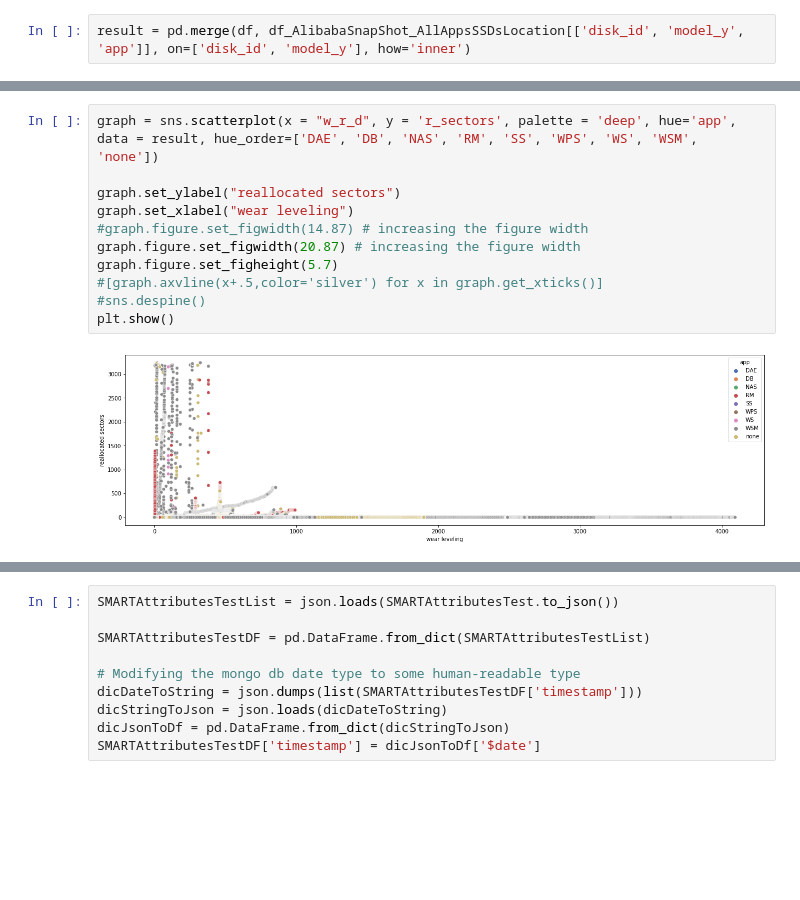
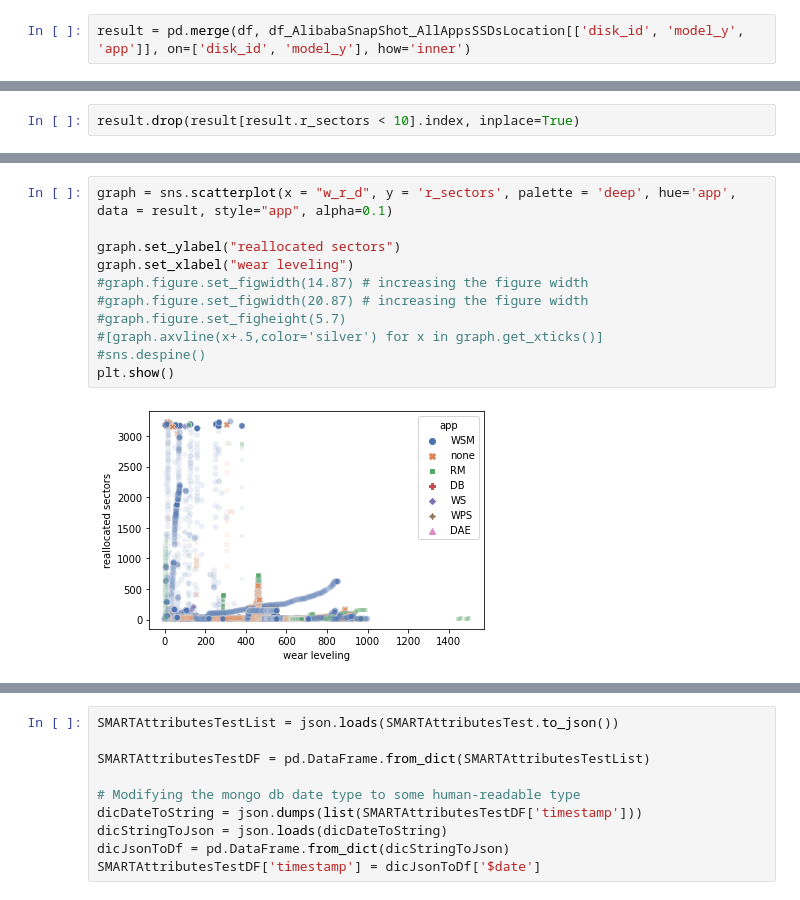
Before and after one commit to EricBorba/StorageFailurePredictor, a Jupyter notebook: Queries.ipynb, the cells around one changed output, grey strips where cells are left out. Saved outputs shown, nothing was run; the diff lists cells and outputs as text; blank space fills up the shorter version.

```diff
--- a/Queries.ipynb
+++ b/Queries.ipynb
@@ -211,0 +202,2 @@ result = pd.merge(df, df_AlibabaSnapShot_AllAppsSSDsLocation[['disk_id', 'model_
+# %%
+result.drop(result[result.r_sectors < 10].index, inplace=True)
@@ -212,13 +226,13 @@ result = pd.merge(df, df_AlibabaSnapShot_AllAppsSSDsLocation[['disk_id', 'model_
 # %%
-graph = sns.scatterplot(x = "w_r_d", y = 'r_sectors', palette = 'deep', hue='app', data = result, hue_order=['DAE', 'DB', 'NAS', 'RM', 'SS', 'WPS', 'WS', 'WSM', 'none'])
+graph = sns.scatterplot(x = "w_r_d", y = 'r_sectors', palette = 'deep', hue='app', data = result, style="app", alpha=0.1)
 
 graph.set_ylabel("reallocated sectors")
 graph.set_xlabel("wear leveling")
 #graph.figure.set_figwidth(14.87) # increasing the figure width
-graph.figure.set_figwidth(20.87) # increasing the figure width
-graph.figure.set_figheight(5.7)
+#graph.figure.set_figwidth(20.87) # increasing the figure width
+#graph.figure.set_figheight(5.7)
 #[graph.axvline(x+.5,color='silver') for x in graph.get_xticks()]
 #sns.despine()
 plt.show()
 # %% [output]
-[figure, old version]
+[figure, new version]
```
Also changed, not shown: parts of 13 cells of this notebook.
